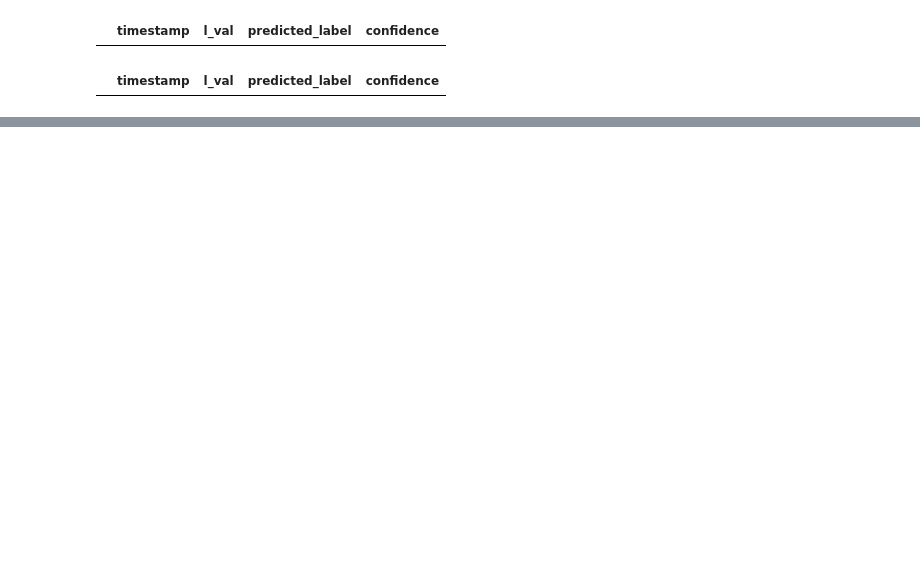
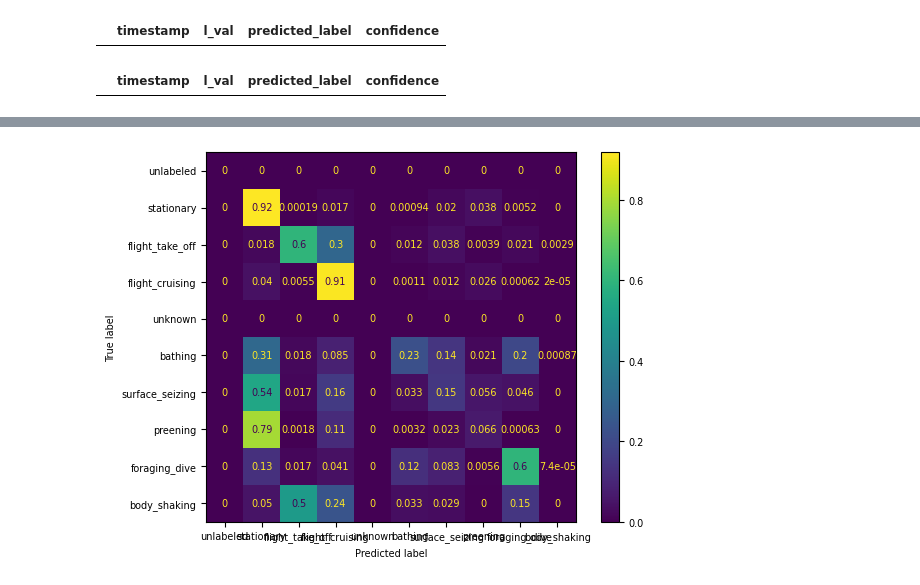
Before and after one commit to MorJaime/Biodata, a Jupyter notebook: codes/notebooks/Get_results.ipynb, the cells around one changed output, grey strips where cells are left out. Saved outputs shown, nothing was run; the diff lists cells and outputs as text; code cells hidden in the pictures; blank space fills up the shorter version.

```diff
--- a/codes/notebooks/Get_results.ipynb
+++ b/codes/notebooks/Get_results.ipynb
@@ -258,0 +259,6 @@ surface_seizing       0.00      0.00      0.00      2360
+# %%
+%matplotlib inline
+ConfusionMatrixDisplay.from_predictions(testYYY, predict1,labels=indices,normalize='true',display_labels=target_names)
+plt.show()
+# %% [output]
+[figure, added]
```
Also changed, not shown: parts of 12 cells of this notebook, 2 other files.
